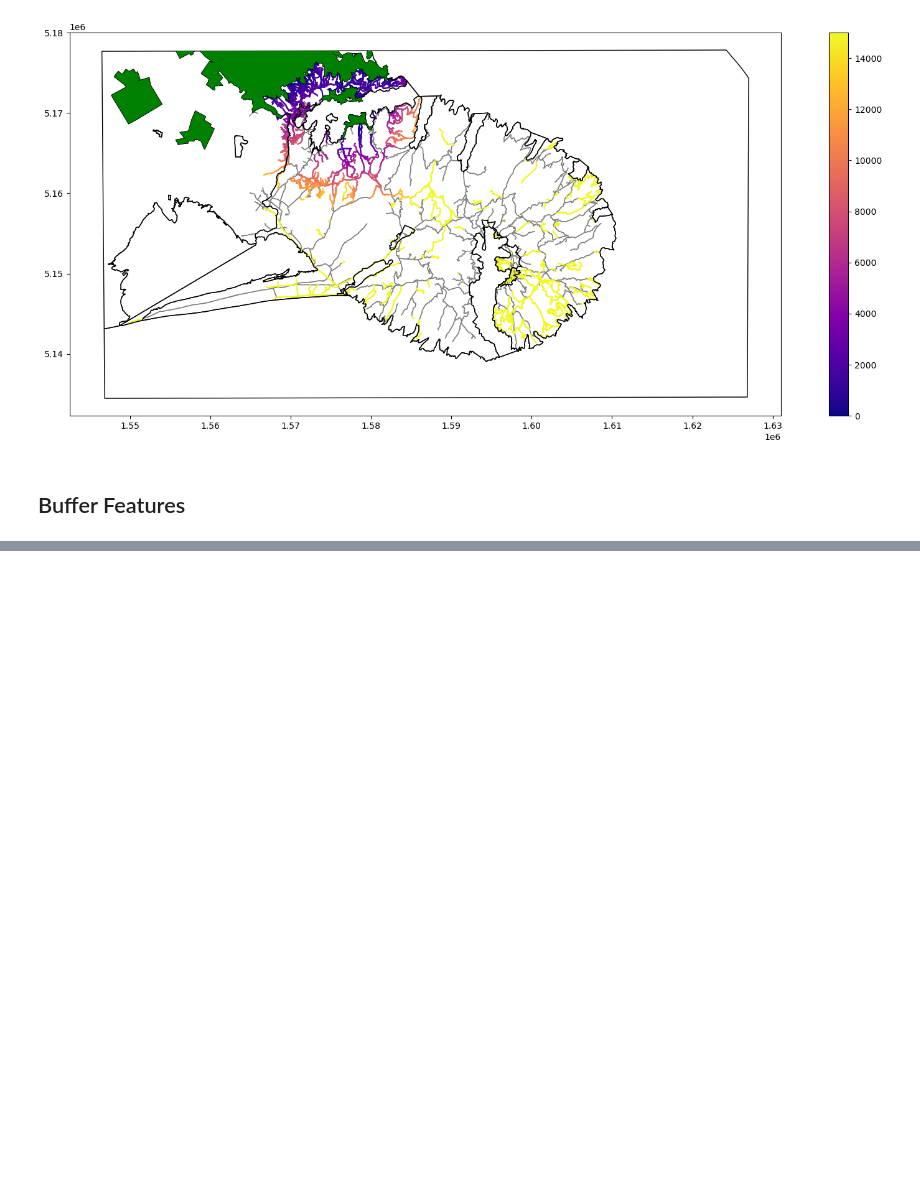
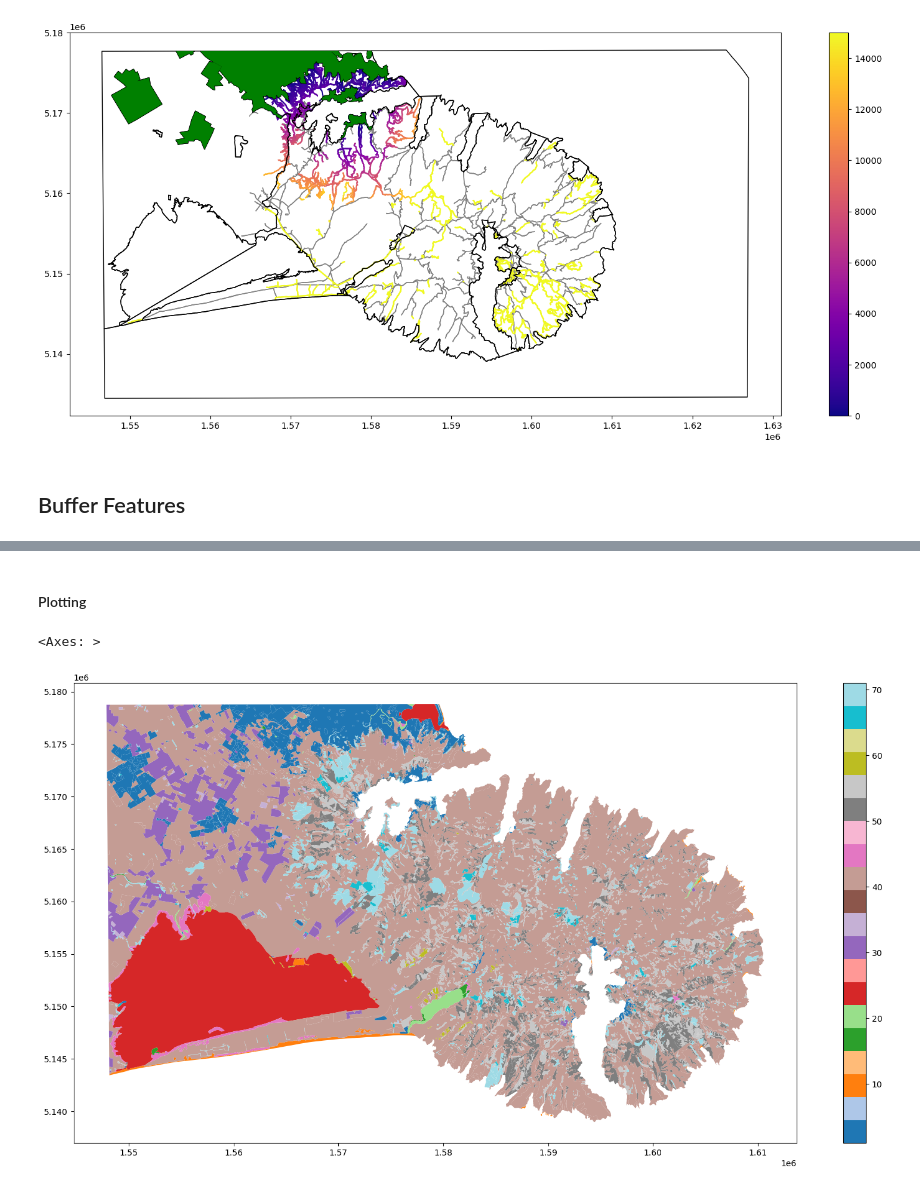
Before and after one commit to MaxwellBusby/banks-peninsula-organic-data-processing, a Jupyter notebook: GWR_Preprocessing.ipynb, the cells around one changed output, grey strips where cells are left out. Drawn from its saved outputs; the diff is of its cells as text; code cells hidden in the pictures; blank space fills up the shorter version.

```diff
--- a/GWR_Preprocessing.ipynb
+++ b/GWR_Preprocessing.ipynb
@@ -459,0 +490,3 @@ strava_gwr_features[strava_gwr_features['road'] == False].plot(column='trail_den
+# %%
+landcover = gpd.read_file("Data/GWR_Features/landcover/lcdb-v60-land-cover-database-version-60-mainland-new-zealand.shp").to_crs(epsg=2193)
+landcover = landcover[['Name_2023', 'Class_2023', 'geometry']]
@@ -459,0 +531,7 @@ strava_gwr_features[strava_gwr_features['road'] == False].plot(column='trail_den
+# %% [markdown]
+#### Plotting
+# %%
+landcover.plot(column='Class_2023', cmap='tab20', legend=True, figsize=(20, 10))
+# %% [output]
+<Axes: >
+[figure, added]
```
Also changed, not shown: parts of 12 cells of this notebook.
